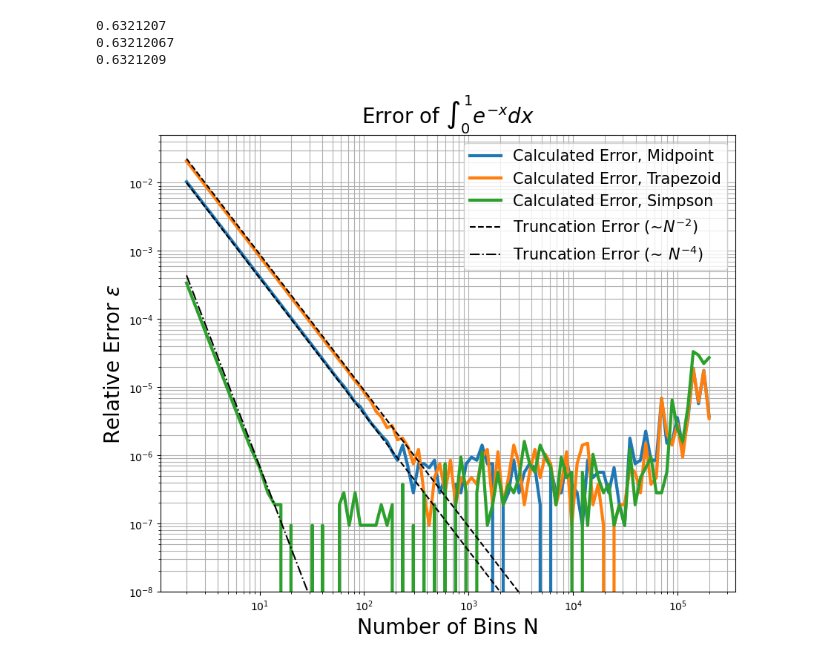
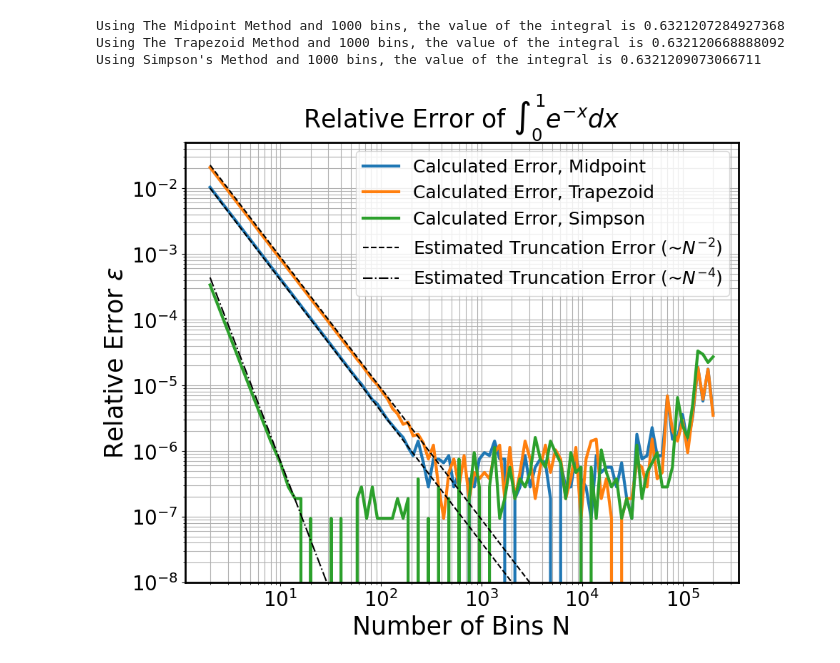
Before and after one commit to specterofjack/comp_phys_fall25, a Jupyter notebook: compphys_hw1_p2.ipynb, the cells around one changed output. Saved outputs shown, nothing was run; the diff lists cells and outputs as text; code cells hidden in the pictures.

```diff
--- a/compphys_hw1_p2.ipynb
+++ b/compphys_hw1_p2.ipynb
@@ -1,13 +1,15 @@
 # %%
 import numpy as np
 import matplotlib.pyplot as plt
+
+plt.rcParams['axes.linewidth'] = 2.0
 # %%
 def midpoint(integrand,x_i,x_f,N_bins):
     h_step=np.float32((x_f-x_i)/N_bins)
-    sum = 0
+    sum = np.float32(0)
     for i in range(N_bins):
-        sum+=integrand((i+np.float32(1/2))*h_step + x_i)*h_step
-    return sum
+        sum+= np.float32(integrand((i+np.float32(1/2))*h_step + x_i)*h_step)
+    return np.float32(sum)
 
 def trapezoid(integrand,x_i,x_f,N_bins):
     h_step=np.float32((x_f-x_i)/N_bins)
@@ -38,11 +40,11 @@ N_bins=np.int32(1000)
 func = lambda t:np.exp(-t,dtype=np.float32)
 
 test = midpoint(func,x_init,x_final,N_bins)
-print(test)
+print(f'Using The Midpoint Method and 1000 bins, the value of the integral is {np.float32(test)}')
 test1 = trapezoid(func,x_init,x_final,N_bins)
-print(test1)
+print(f'Using The Trapezoid Method and 1000 bins, the value of the integral is {np.float32(test1)}')
 test2 = simpson(func,x_init,x_final,N_bins)
-print(test2)
+print(f'Using Simpson\'s Method and 1000 bins, the value of the integral is {np.float32(test2)}')
 
 midpoint_of_N = lambda N : midpoint(func, x_init, x_final, N)
 trapez_of_N = lambda N : trapezoid(func, x_init, x_final, N)
@@ -54,9 +56,9 @@ e_rel_calc_midpt = lambda N : np.abs((midpoint_of_N(N)-true_integral)/true_integ
 e_rel_calc_trapz = lambda N : np.abs((trapez_of_N(N)-true_integral)/true_integral,dtype=np.float32)
 e_rel_calc_simps = lambda N : np.abs((simpson_of_N(N)-true_integral)/true_integral,dtype=np.float32)
 # %% [output]
-0.6321207
-0.63212067
-0.6321209
+Using The Midpoint Method and 1000 bins, the value of the integral is 0.6321207284927368
+Using The Trapezoid Method and 1000 bins, the value of the integral is 0.632120668888092
+Using Simpson's Method and 1000 bins, the value of the integral is 0.6321209073066711
 # %%
 N_samples = 1e2
 N_array = 2*np.logspace(0,5,int(N_samples),dtype=np.int32)
@@ -72,18 +74,21 @@ for i in range(len(N_array)):
 # %%
 plt.figure(figsize=(10,8),dpi=100)
 plt.loglog(N_array,mid_array,label='Calculated Error, Midpoint',lw=3)
 plt.loglog(N_array,tra_array,label='Calculated Error, Trapezoid',lw=3)
 plt.loglog(N_array,sim_array,label='Calculated Error, Simpson',lw=3)
-plt.loglog(N_array,0.09/(N_array**2),label='Truncation Error (~' + r'$N^{-2}$'+')', linestyle='--',color='k')
+plt.loglog(N_array,0.09/(N_array**2),label='Estimated Truncation Error (~' + r'$N^{-2}$'+')', linestyle='--',color='k')
 plt.loglog(N_array,0.04/(N_array**2), linestyle='--',color='k')
-plt.loglog(N_array,0.007/(N_array**4),label='Truncation Error (~' + r'$~N^{-4}$'+')', linestyle='-.',color='k')
+plt.loglog(N_array,0.007/(N_array**4),label='Estimated Truncation Error (~' + r'$N^{-4}$'+')', linestyle='-.',color='k')
 plt.ylim(1e-8,5e-2)
 plt.grid(True,which='both')
-plt.xlabel('Number of Bins N',fontsize=20)
-plt.ylabel(r'Relative Error $\epsilon$',fontsize=20)
-plt.title(r'Error of $\int_{0}^{1} e^{-x} dx$',fontsize=20,pad=10)
-plt.legend(fontsize=15,loc='upper right')
+plt.xlabel('Number of Bins N',fontsize=25)
+plt.ylabel(r'Relative Error $\epsilon$',fontsize=25)
+plt.title(r'Relative Error of $\int_{0}^{1} e^{-x} dx$',fontsize=25,pad=15)
+plt.legend(fontsize=18,loc='upper right')
+plt.xticks(fontsize=20)
+plt.yticks(fontsize=20)
 plt.tick_params(labelbottom=True)
 plt.tick_params(labelleft=True)
+plt.savefig('./hw1_p2_relative_error.png')
 # %% [output]
-[figure, old version]
+[figure, new version]
```
Also changed, not shown: 7 other files.
